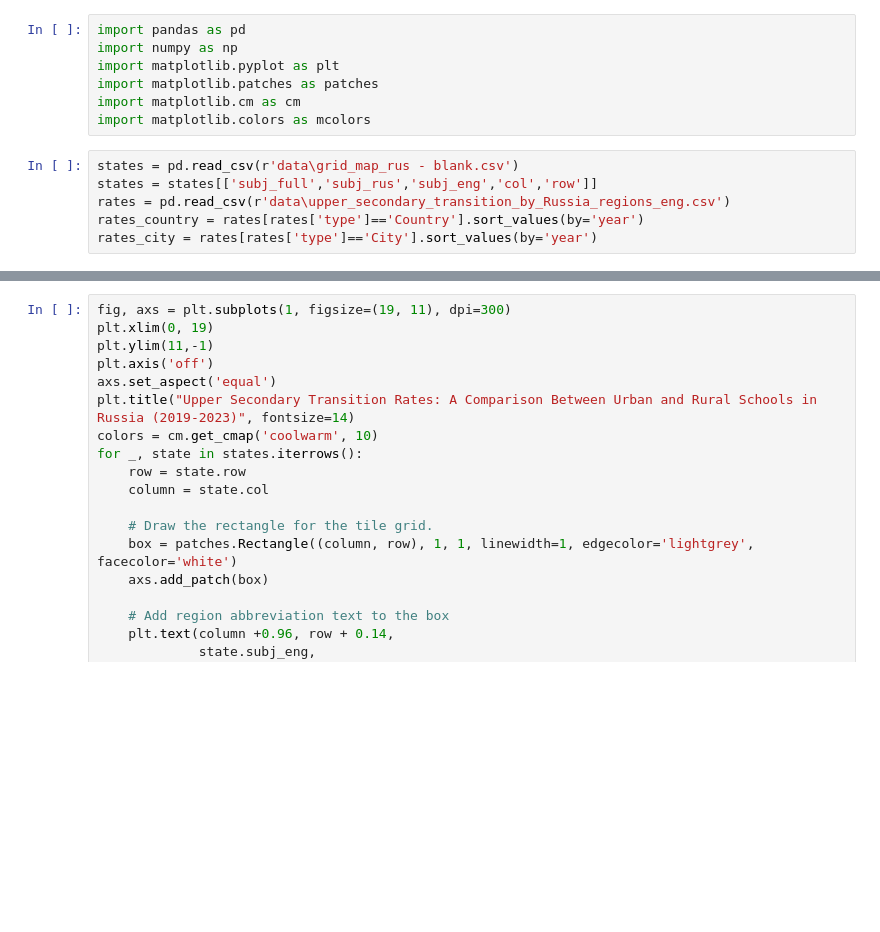
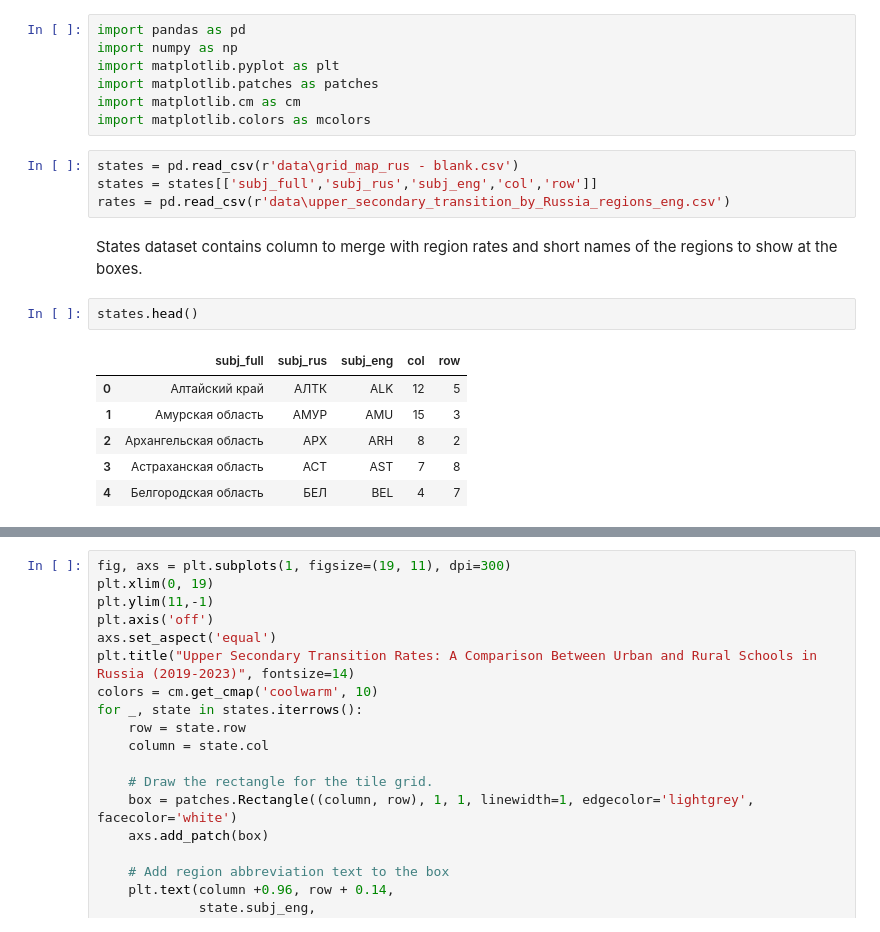
Before and after one commit to YuliyaTorgasheva/grid-map-line-multiseries-russia, a Jupyter notebook: tile_grid_map_russia.ipynb, the cells around one changed output, grey strips where cells are left out. Drawn from its saved outputs; the diff is of its cells as text; blank space fills up the shorter version.

```diff
--- a/tile_grid_map_russia.ipynb
+++ b/tile_grid_map_russia.ipynb
@@ -9,5 +9,14 @@ import matplotlib.colors as mcolors
 states = pd.read_csv(r'data\grid_map_rus - blank.csv')
 states = states[['subj_full','subj_rus','subj_eng','col','row']]
 rates = pd.read_csv(r'data\upper_secondary_transition_by_Russia_regions_eng.csv')
-rates_country = rates[rates['type']=='Country'].sort_values(by='year')
-rates_city = rates[rates['type']=='City'].sort_values(by='year')
+# %% [markdown]
+<p>States dataset contains column to merge with region rates and short names of the regions to show at the boxes.
+# %%
+states.head()
+# %% [output]
+|  | subj_full | subj_rus | subj_eng | col | row |
+| 0 | Алтайский край | АЛТК | ALK | 12 | 5 |
+| 1 | Амурская область | АМУР | AMU | 15 | 3 |
+| 2 | Архангельская область | АРХ | ARH | 8 | 2 |
+| 3 | Астраханская область | АСТ | AST | 7 | 8 |
+| 4 | Белгородская область | БЕЛ | BEL | 4 | 7 |
```
Also changed, not shown: parts of 2 cells of this notebook, 1 other file.
